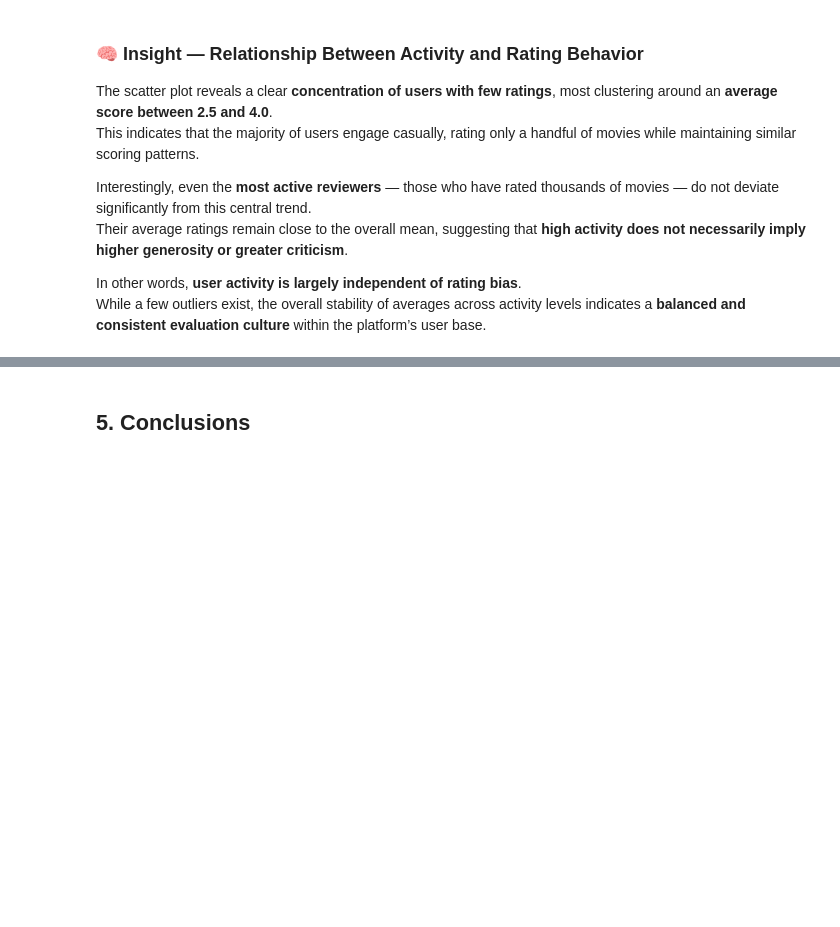
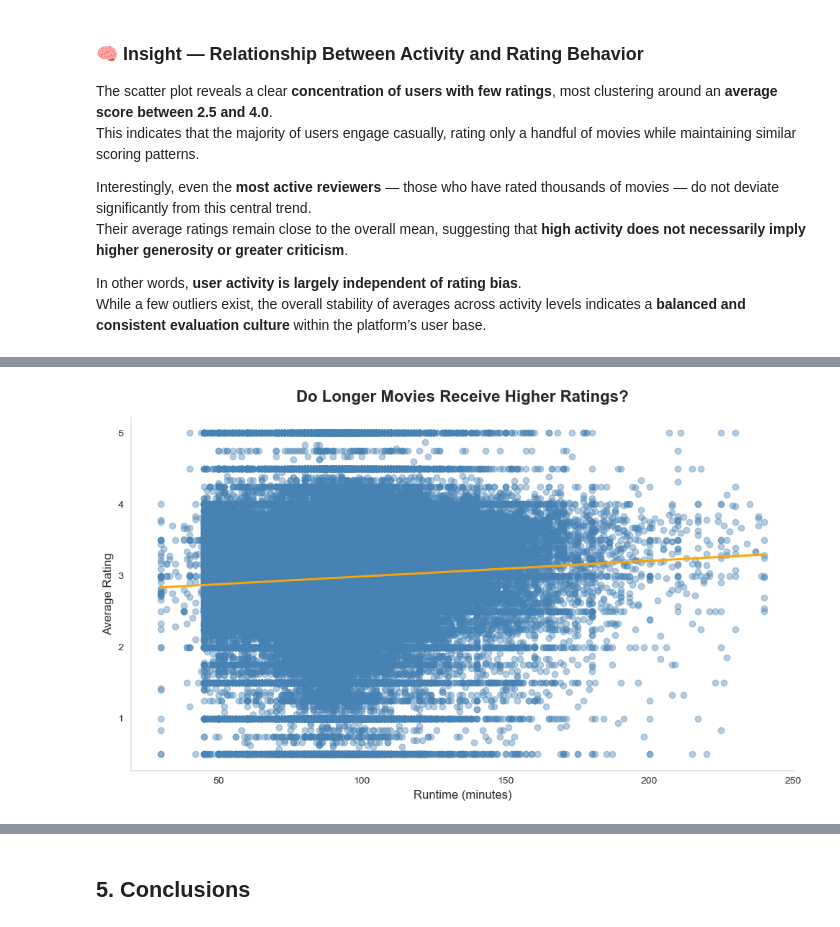
Before and after one commit to ritamaravilhamarques/BDF25_7, a Jupyter notebook: BDF25_7_data/big_data/ml-32m/Notebook.ipynb, the cells around one changed output, grey strips where cells are left out. Drawn from its saved outputs; the diff is of its cells as text; code cells hidden in the pictures; blank space fills up the shorter version.

```diff
--- a/BDF25_7_data/big_data/ml-32m/Notebook.ipynb
+++ b/BDF25_7_data/big_data/ml-32m/Notebook.ipynb
@@ -912,0 +911,3 @@ ValueError: pyarrow.lib.IpcReadOptions size changed, may indicate binary incompa
+# %%
+
+df_moviedetails = df_moviedetails.to_pandas()
@@ -912,0 +916,16 @@ ValueError: pyarrow.lib.IpcReadOptions size changed, may indicate binary incompa
+# %%
+imdb_runtime = imdb_df[["primaryTitle", "runtimeMinutes"]].dropna()
+imdb_runtime["primaryTitle"] = imdb_runtime["primaryTitle"].astype(str).str.lower().str.strip()
+
+df_moviedetails["title_clean"] = df_moviedetails["title"].astype(str).str.lower().str.strip()
+
+df_with_runtime = df_moviedetails.merge(
+    imdb_runtime,
+    left_on="title_clean",
+    right_on="primaryTitle",
+    how="left"
+)
+
+df_with_runtime["runtimeMinutes"] = pd.to_numeric(df_with_runtime["runtimeMinutes"], errors="coerce")
+
+df_with_runtime[["title", "average_rating", "runtimeMinutes"]].head(10)
@@ -912,0 +944,27 @@ ValueError: pyarrow.lib.IpcReadOptions size changed, may indicate binary incompa
+# %%
+# Filtrar apenas filmes com duração plausível (entre 30 e 240 minutos)
+df_filtered = df_with_runtime[
+    (df_with_runtime["runtimeMinutes"] >= 30) &
+    (df_with_runtime["runtimeMinutes"] <= 240)
+]
+
+plt.figure(figsize=(10,6))
+sns.set_style("whitegrid")
+
+sns.regplot(
+    data=df_filtered,
+    x="runtimeMinutes",
+    y="average_rating",
+    scatter_kws={"alpha":0.4, "color":"#4682b4"},
+    line_kws={"color":"#ffa500", "lw":2}
+)
+
+plt.title("Do Longer Movies Receive Higher Ratings?", fontsize=16, weight="bold", pad=15)
+plt.xlabel("Runtime (minutes)", fontsize=12)
+plt.ylabel("Average Rating", fontsize=12)
+plt.grid(False)
+sns.despine()
+plt.tight_layout()
+plt.show()
+# %% [output]
+[figure, added]
```
Also changed, not shown: parts of 11 cells of this notebook.
